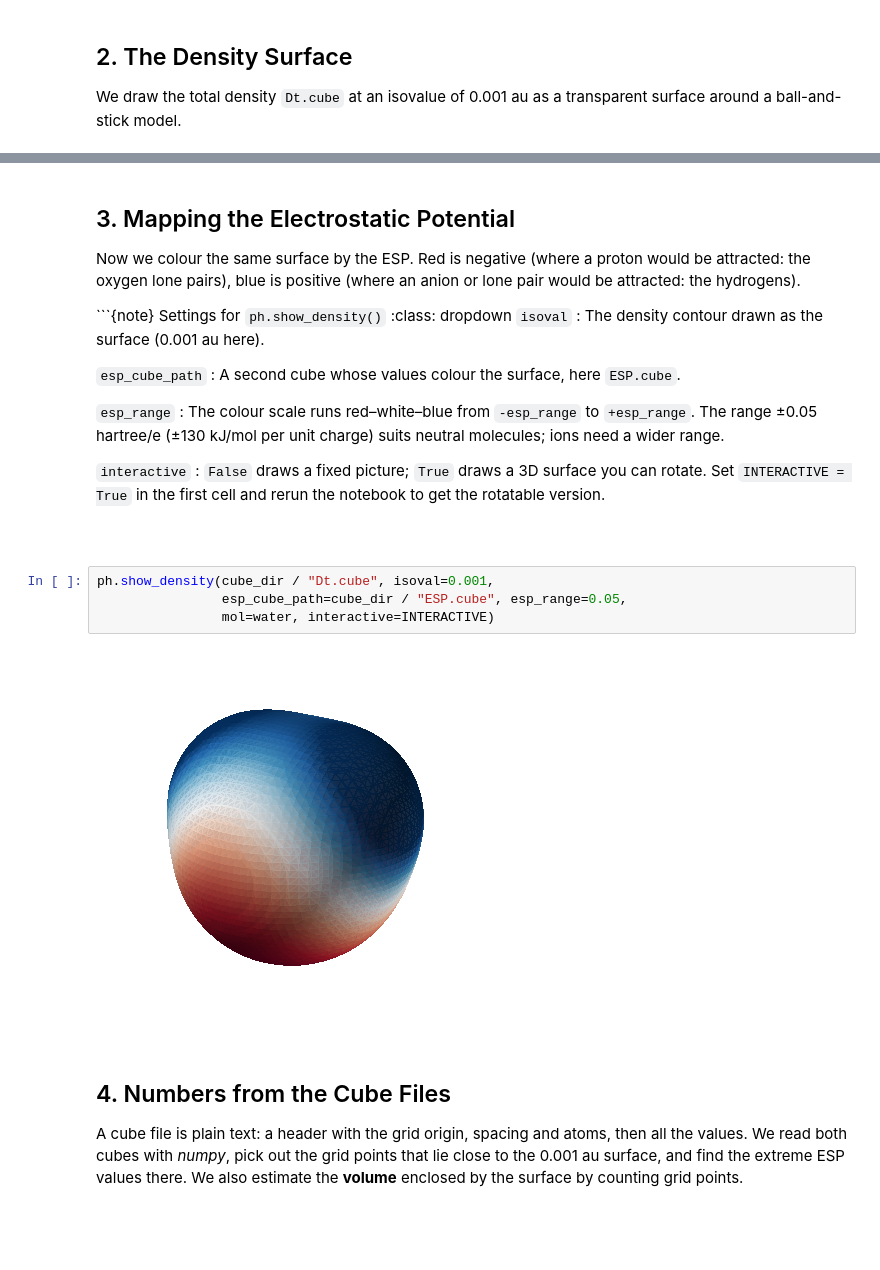
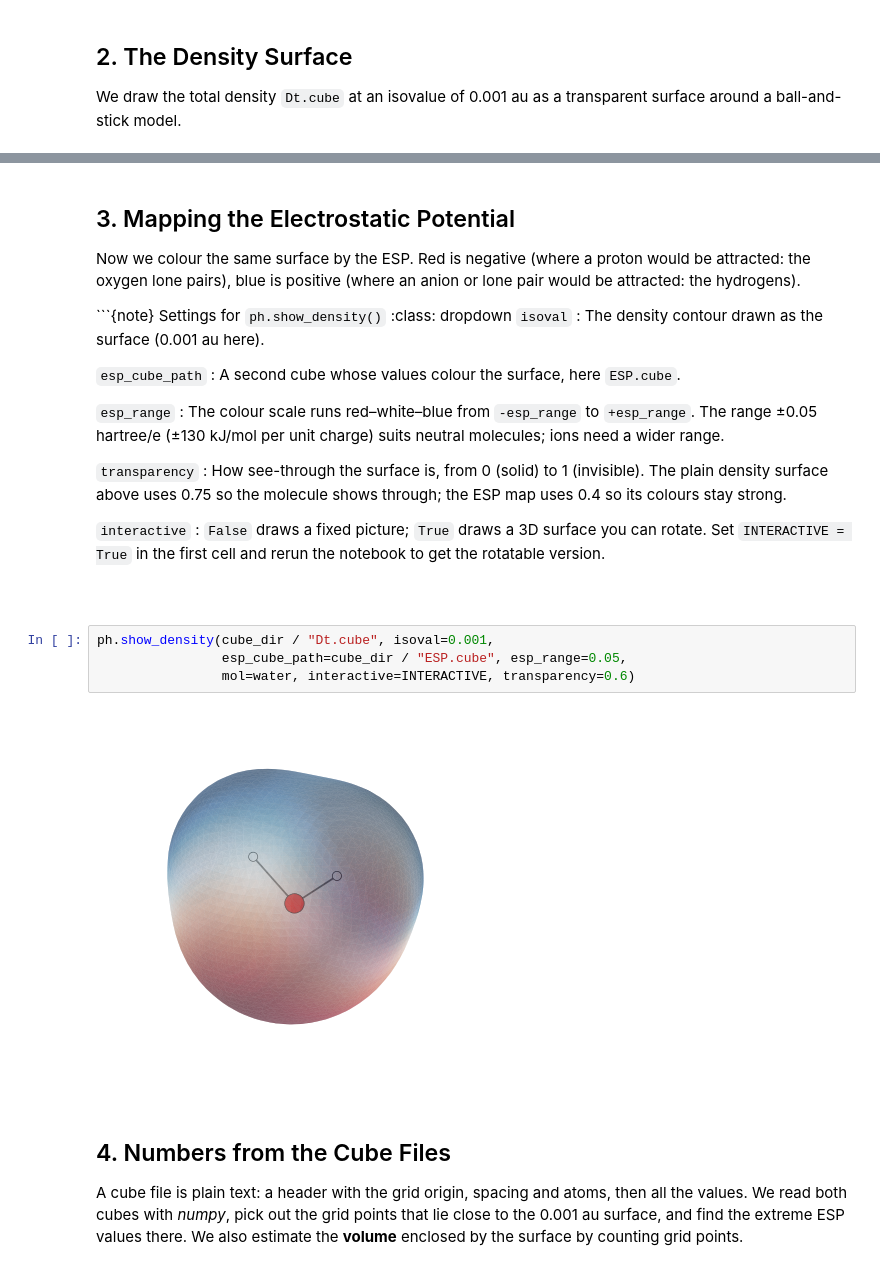
Before and after one commit to blinkletter/UsingPsi4v2, a Jupyter notebook: temp/08-surfaces.ipynb, the cells around one changed output, grey strips where cells are left out. Cells and saved outputs as stored; diff of their text form; blank space fills up the shorter version.

````diff
--- a/temp/08-surfaces.ipynb
+++ b/temp/08-surfaces.ipynb
@@ -151,15 +147,18 @@ Now we colour the same surface by the ESP. Red is negative (where a proton would
 `esp_range`
 : The colour scale runs red–white–blue from `-esp_range` to `+esp_range`. The range ±0.05 hartree/e (±130 kJ/mol per unit charge) suits neutral molecules; ions need a wider range.
 
+`transparency`
+: How see-through the surface is, from 0 (solid) to 1 (invisible). The plain density surface above uses 0.75 so the molecule shows through; the ESP map uses 0.4 so its colours stay strong.
+
 `interactive`
 : `False` draws a fixed picture; `True` draws a 3D surface you can rotate. Set `INTERACTIVE = True` in the first cell and rerun the notebook to get the rotatable version.
 ```
 # %%
 ph.show_density(cube_dir / "Dt.cube", isoval=0.001,
                 esp_cube_path=cube_dir / "ESP.cube", esp_range=0.05,
-                mol=water, interactive=INTERACTIVE)
+                mol=water, interactive=INTERACTIVE, transparency=0.6)
 # %% [output]
-[figure, old version]
+[figure, new version]
 # %% [markdown]
 ## 4. Numbers from the Cube Files
 
````
Also changed, not shown: parts of 3 cells of this notebook, 5 other files.
